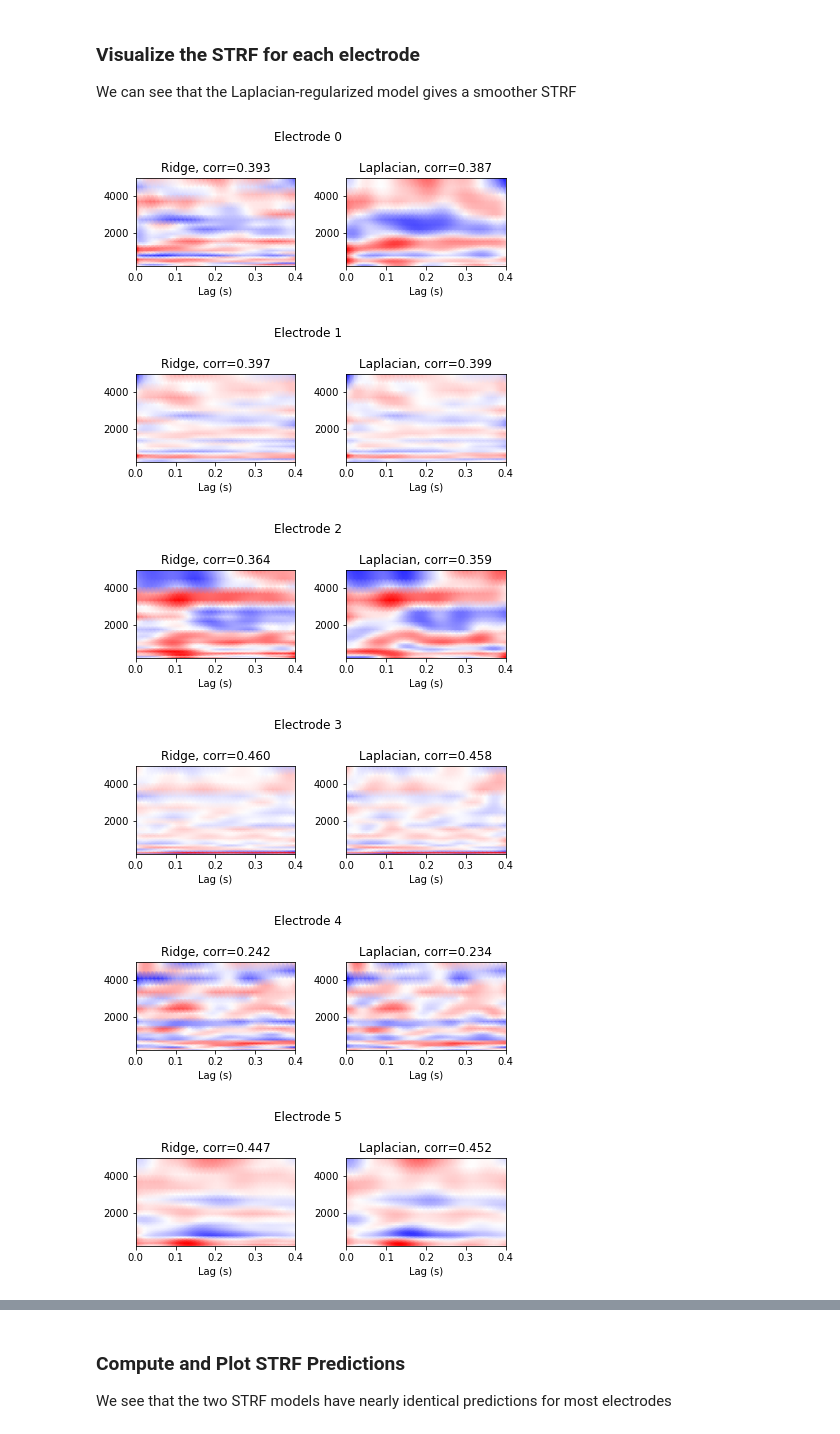
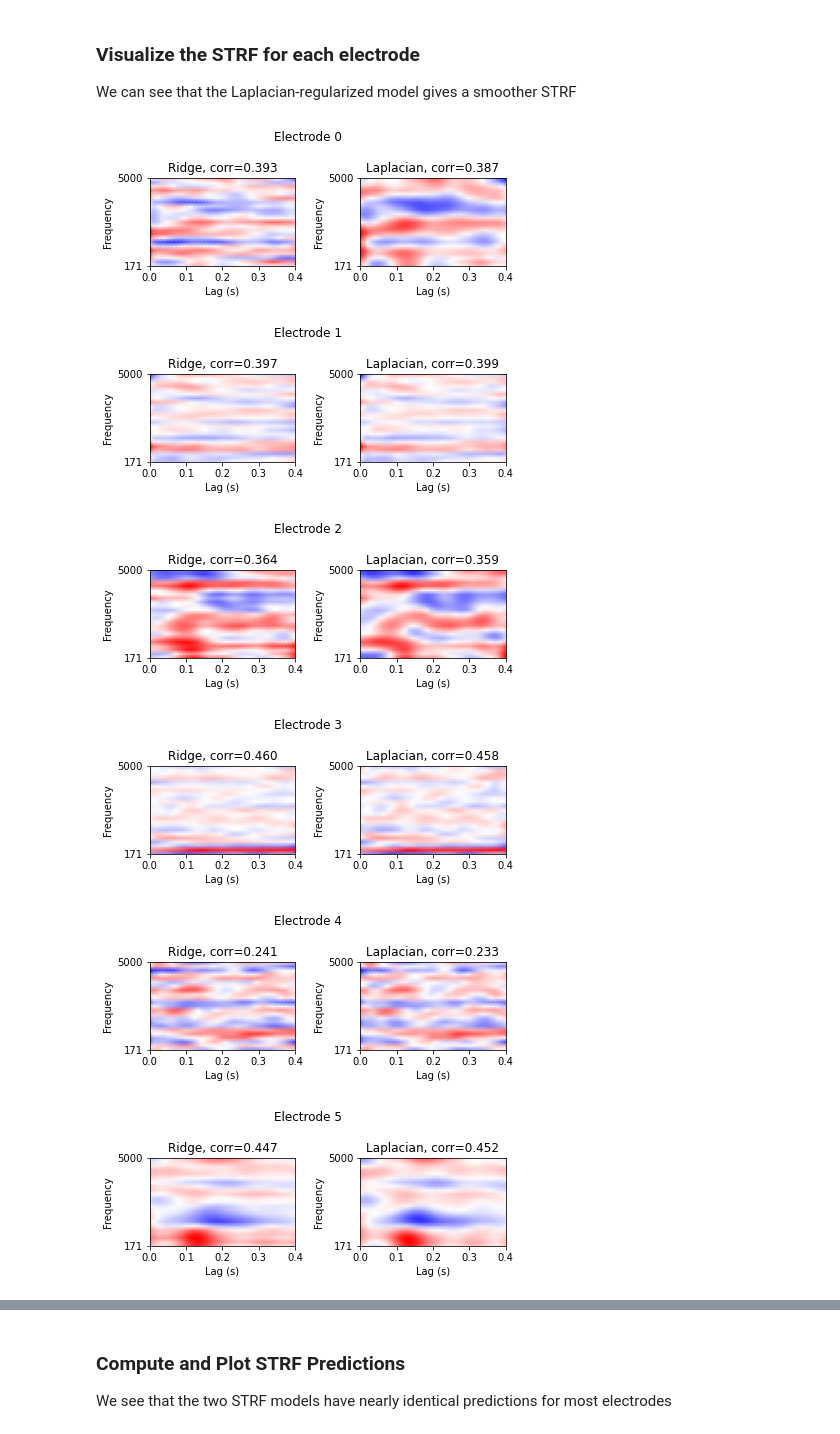
Before and after one commit to naplab/naplib-python, a Jupyter notebook: examples/STRF_fitting_basics.ipynb, the cells around one changed output, grey strips where cells are left out. Drawn from its saved outputs; the diff is of its cells as text; code cells hidden in the pictures.

Commit message:
update example notebooks

```diff
--- a/examples/STRF_fitting_basics.ipynb
+++ b/examples/STRF_fitting_basics.ipynb
@@ -35,7 +35,11 @@ tmin = 0 # receptive field begins at time=0
 tmax = 0.4 # receptive field ends at a lag of 0.4 seconds
 sfreq = 100 # sampling frequency of data
 
-strf_model = nl.encoding.TRF(tmin, tmax, sfreq)
+# For the sake of the cleanliness of this notebook, we set verbose=1
+# Setting verbose=2 would print lots of information
+# about the cross-validation procedure while the STRFs are being computed,
+# and verbose=0 would print nothing during fitting
+strf_model = nl.encoding.TRF(tmin, tmax, sfreq, verbose=1)
 # %%
 # first, we normalize the responses
 out['resp'] = nl.preprocessing.normalize(outstruct=out, data='resp')
@@ -82,6 +69,6 @@ TRF(alpha=[100.0, 1000.0, 10000.0, 100000.0, 1000000.0, 10000000.0, 100000000.0,
 # regularization alphas for the cross-validation procedure. By default, the
 # model is fit with 'ridge' regularization
 
-strf_model_2 = nl.encoding.TRF(tmin, tmax, sfreq, reg_type='laplacian', alpha=np.logspace(2,10,8))
+strf_model_2 = nl.encoding.TRF(tmin, tmax, sfreq, reg_type='laplacian', alpha=np.logspace(2,10,8), verbose=1)
 strf_model_2.fit(outstruct=out_train, X='aud', y='resp')
 # %% [output]
@@ -145,24 +115,23 @@ We can see that the Laplacian-regularized model gives a smoother STRF
 # %%
 # Now, visualize the STRF weights for each electrode and for each model
 from naplib.visualization import imSTRF
 
-freqs = np.array([171.875, 250., 328.125, 421.875, 531.25, 640.625, 750., 890.625,
-                  1031.25, 1171.875, 1343.75, 1531.25, 1734.375, 1937.5, 2187.5,
-                  2437.5, 2718.75, 3015.625, 3359.375, 3718.75, 4109.375, 4531.25, 5000])
+
+freqs = [171, 5000]
 
 for elec, (model_1_coef, model_2_coef, score_model_1, score_model_2) in enumerate(zip(coef_ridge, coef_laplacian, scores, scores_2)):
     fig, axes = plt.subplots(1,2,figsize=(6,2.5))
     imSTRF(model_1_coef, tmin=tmin, tmax=tmax, freqs=freqs, ax=axes[0])
     axes[0].set_title('Ridge, corr={:2.3f}'.format(score_model_1))
     imSTRF(model_2_coef, tmin=tmin, tmax=tmax, freqs=freqs, ax=axes[1])
     axes[1].set_title('Laplacian, corr={:2.3f}'.format(score_model_2))
     fig.suptitle(f'Electrode {elec}')
     fig.tight_layout()
     plt.show()
 # %% [output]
-[figure, old version]
+[figure, new version]
-[figure, old version]
+[figure, new version]
-[figure, old version]
+[figure, new version]
-[figure, old version]
+[figure, new version]
-[figure, old version]
+[figure, new version]
-[figure, old version]
+[figure, new version]
```
Also changed, not shown: parts of 3 cells of this notebook.
